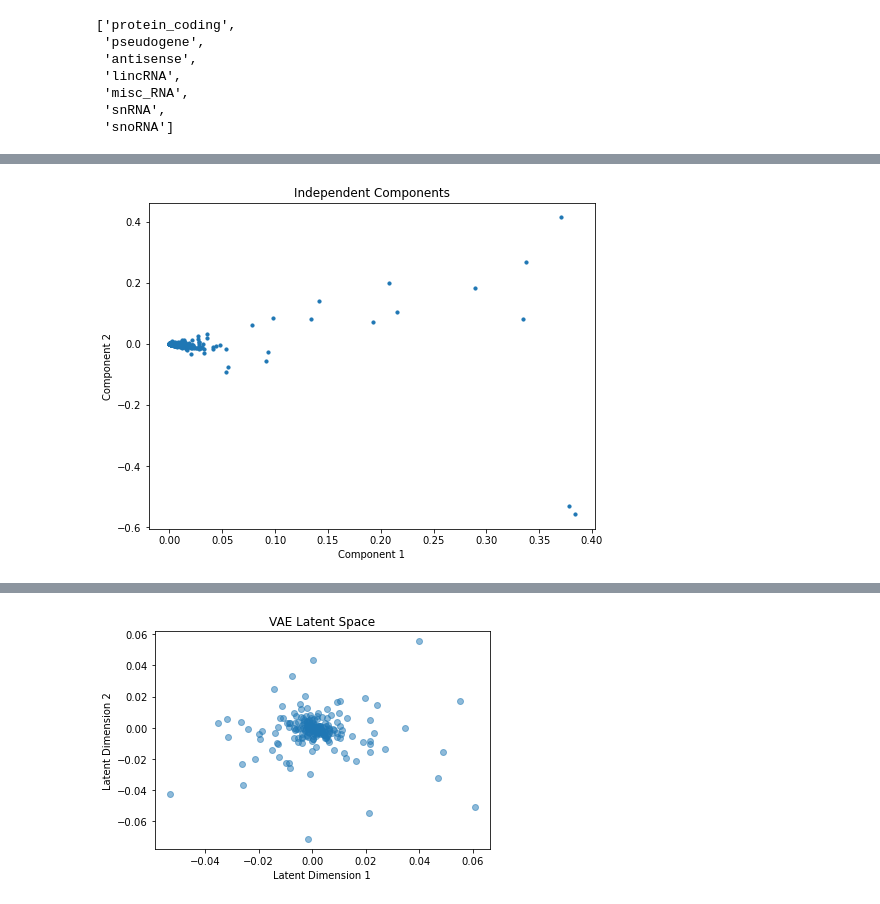
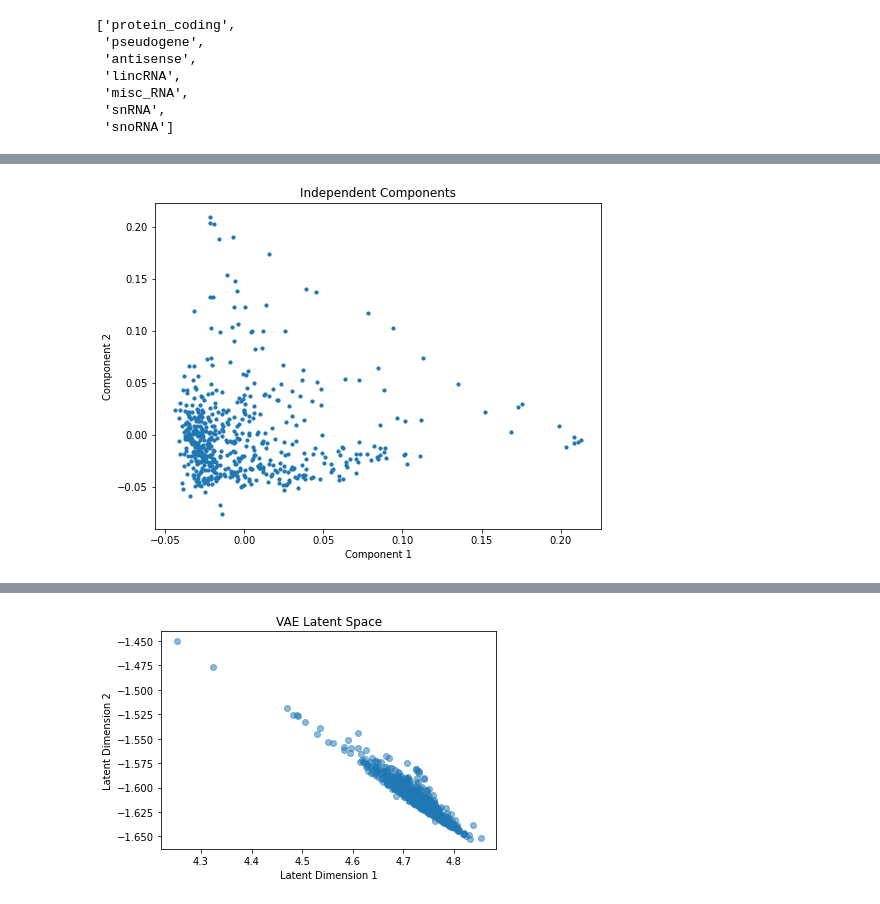
Before and after one commit to jerrywang2352/scRNA_Benchmark, a Jupyter notebook: final_repo/dimension/main.ipynb, the cells around one changed output, grey strips where cells are left out. Cells and saved outputs as stored; diff of their text form; code cells hidden in the pictures.

```diff
--- a/final_repo/dimension/main.ipynb
+++ b/final_repo/dimension/main.ipynb
@@ -24,7 +26,8 @@ for gene_type in gene_types:
   if len(df) >= 1000:
     selected_gene_types.append(gene_type)
 selected_gene_types.remove('miRNA')
-
+data = data.T
+data = data.drop(data.index[:3])
 selected_gene_types
 # %% [output]
 ['protein_coding',
@@ -52,0 +40,4 @@ data
+# %%
+data = data.T
+data = data.drop(data.index[:3])
+data
@@ -114,7 +111,7 @@ plt_tsne(data[data['gene_type'] == 'snoRNA'])
 '''ICA'''
 
 def plt_ICA(data):
-  gene_expression = data.iloc[:, 3:]
+  gene_expression = data
 
   # Assuming you have your data loaded into a variable named 'data'
   # Replace this with your actual data loading process
@@ -136,19 +133,19 @@ def plt_ICA(data):
   plt.ylabel('Component 2')
   plt.show()
 
-plt_ICA(data[data['gene_type'] == 'protein_coding'])
+plt_ICA(data)
 # %% [output]
-[figure, old version]
+[figure, new version]
 # %%
 '''VAE'''
 
 def plt_VAE(data):
     # Extract the expression data (assuming it starts from the 4th column)
-    expression_data = data.iloc[:, 3:].values
+    expression_data = data.values
 
     # Normalize the data
     expression_data = (expression_data - np.min(expression_data)) / (np.max(expression_data) - np.min(expression_data))
-
+    expression_data = tf.convert_to_tensor(expression_data, dtype=tf.float32)
     # Define the VAE architecture
     latent_dim = 2  # Set the number of latent dimensions
 
@@ -199,5 +196,5 @@ def plt_VAE(data):
     plt.xlabel('Latent Dimension 1')
     plt.ylabel('Latent Dimension 2')
     plt.show()
-plt_VAE(data[data['gene_type'] == 'snoRNA'])
+plt_VAE(data)
 # %% [output]
@@ -221,3 +218,3 @@ Epoch 50/50
-[figure, old version]
+[figure, new version]
 # %%
 def plt_umap(data):
```
Also changed, not shown: parts of 8 cells of this notebook, 5 other files.
